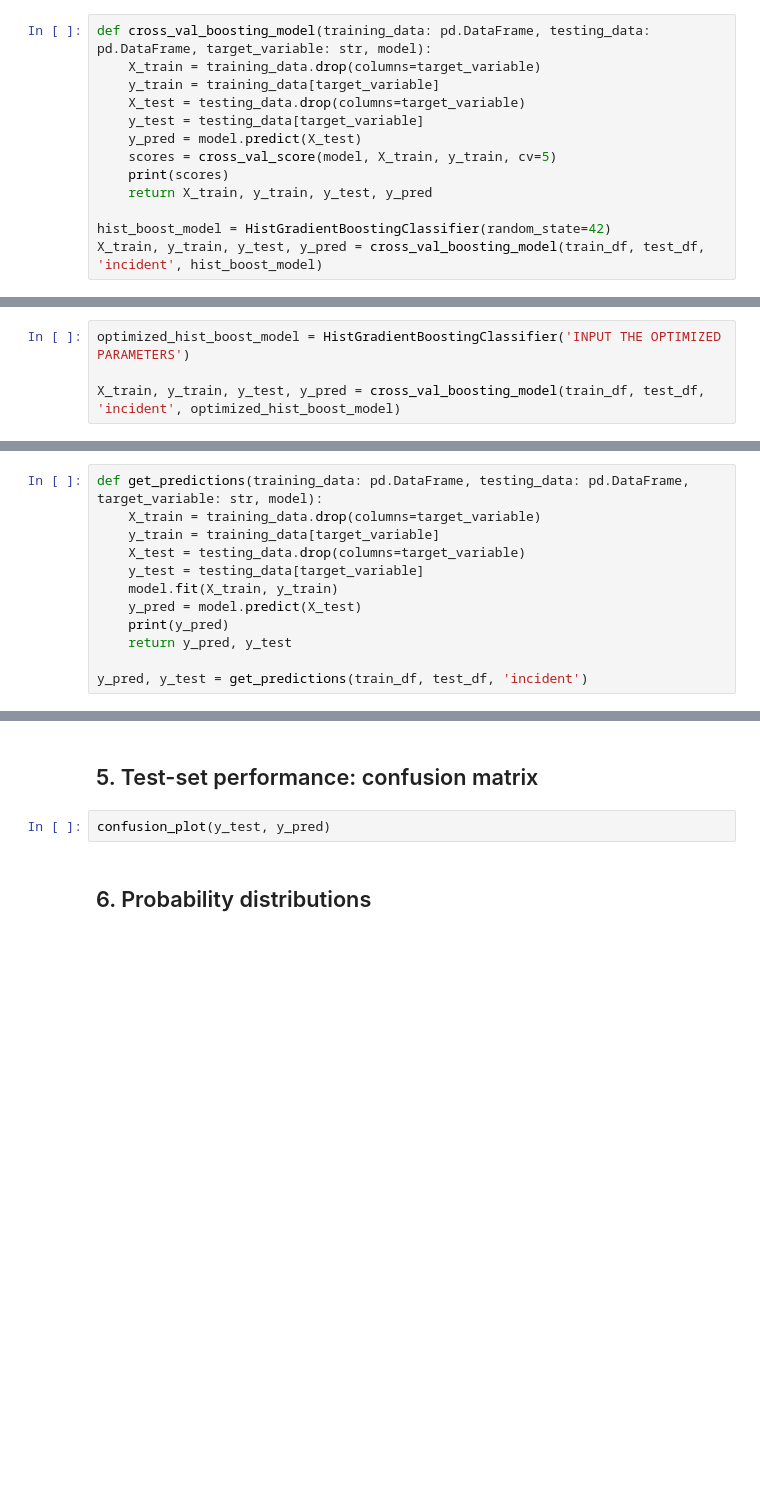
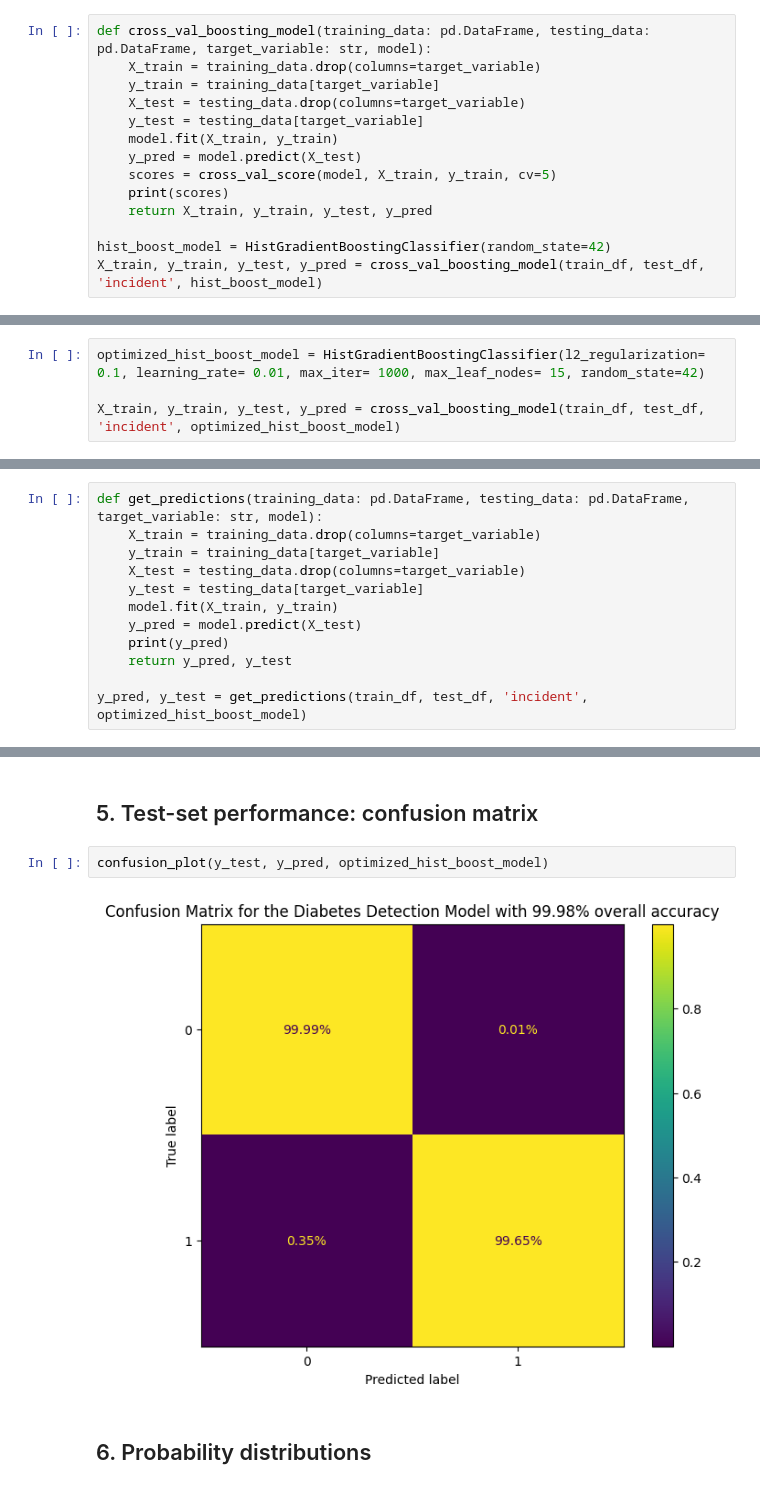
Before and after one commit to 4GeeksAcademy/maps-aviation_final_project, a Jupyter notebook: src/03-model_building_Dyimah.ipynb, the cells around one changed output, grey strips where cells are left out. Saved outputs shown, nothing was run; the diff lists cells and outputs as text; blank space fills up the shorter version.

Commit message:
updated 03_model_building_Dyimah.ipynb

```diff
--- a/src/03-model_building_Dyimah.ipynb
+++ b/src/03-model_building_Dyimah.ipynb
@@ -26,6 +27,7 @@ def cross_val_boosting_model(training_data: pd.DataFrame, testing_data: pd.DataF
     y_train = training_data[target_variable]
     X_test = testing_data.drop(columns=target_variable)
     y_test = testing_data[target_variable]
+    model.fit(X_train, y_train)
     y_pred = model.predict(X_test)
     scores = cross_val_score(model, X_train, y_train, cv=5)
     print(scores)
@@ -77,4 +85,4 @@ if run_grid:
 # %%
-optimized_hist_boost_model = HistGradientBoostingClassifier('INPUT THE OPTIMIZED PARAMETERS')
+optimized_hist_boost_model = HistGradientBoostingClassifier(l2_regularization= 0.1, learning_rate= 0.01, max_iter= 1000, max_leaf_nodes= 15, random_state=42)
 
 X_train, y_train, y_test, y_pred = cross_val_boosting_model(train_df, test_df, 'incident', optimized_hist_boost_model)
@@ -89,4 +99,4 @@ def get_predictions(training_data: pd.DataFrame, testing_data: pd.DataFrame, tar
     print(y_pred)
     return y_pred, y_test
 
-y_pred, y_test = get_predictions(train_df, test_df, 'incident')
+y_pred, y_test = get_predictions(train_df, test_df, 'incident', optimized_hist_boost_model)
@@ -93,7 +105,9 @@ y_pred, y_test = get_predictions(train_df, test_df, 'incident')
 # %% [markdown]
 ## 5. Test-set performance: confusion matrix
 # %%
-confusion_plot(y_test, y_pred)
+confusion_plot(y_test, y_pred, optimized_hist_boost_model)
+# %% [output]
+[figure, added]
 # %% [markdown]
 ## 6. Probability distributions
 # %%
```
Also changed, not shown: parts of 8 cells of this notebook, 2 other files.
